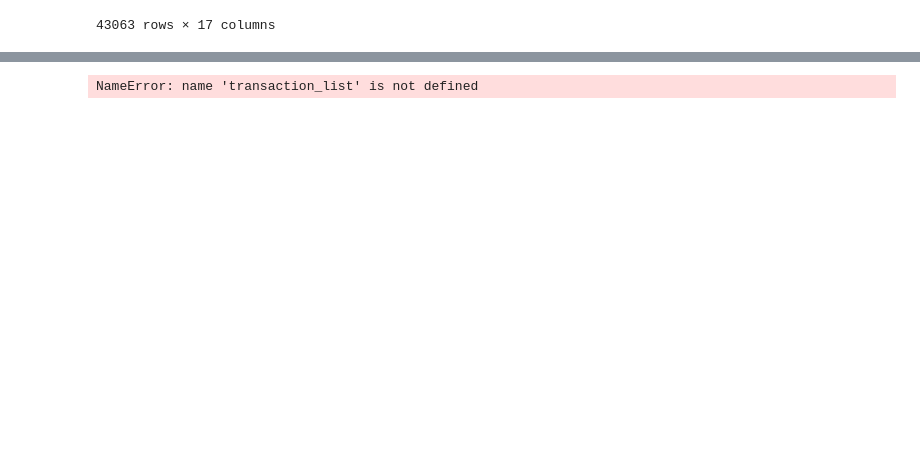
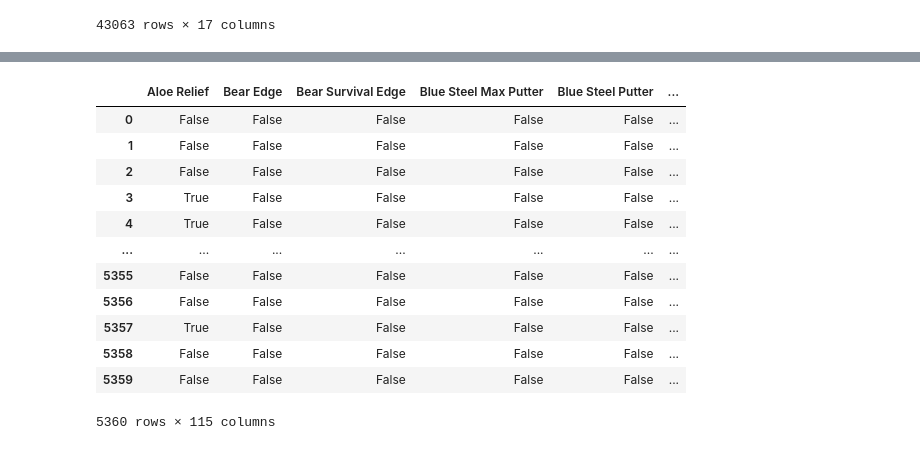
Before and after one commit to david1law/DEDS_Portfolio, a Jupyter notebook: Practicum+9.2_Opdrachten.ipynb, the cells around one changed output, grey strips where cells are left out. Cells and saved outputs as stored; diff of their text form; code cells hidden in the pictures; blank space fills up the shorter version.

```diff
--- a/Practicum+9.2_Opdrachten.ipynb
+++ b/Practicum+9.2_Opdrachten.ipynb
@@ -65,6 +72,19 @@ df
 # %%
 te = TransactionEncoder()
-te_ary = te.fit(transaction_list).transform(transaction_list)
+te_ary = te.fit(df).transform(df)
 one_hot_df = pd.DataFrame(te_ary, columns=te.columns_)
+one_hot_df
 # %% [output]
+|  | Aloe Relief | Bear Edge | Bear Survival Edge | Blue Steel Max Putter | Blue Steel Putter | ... |
+| 0 | False | False | False | False | False | ... |
+| 1 | False | False | False | False | False | ... |
+| 2 | False | False | False | False | False | ... |
+| 3 | True | False | False | False | False | ... |
+| 4 | True | False | False | False | False | ... |
+| ... | ... | ... | ... | ... | ... | ... |
+| 5355 | False | False | False | False | False | ... |
+| 5356 | False | False | False | False | False | ... |
+| 5357 | True | False | False | False | False | ... |
+| 5358 | False | False | False | False | False | ... |
+| 5359 | False | False | False | False | False | ... |
-NameError: name 'transaction_list' is not defined
+5360 rows × 115 columns
```
Also changed, not shown: parts of 5 cells of this notebook, 1 other file.
